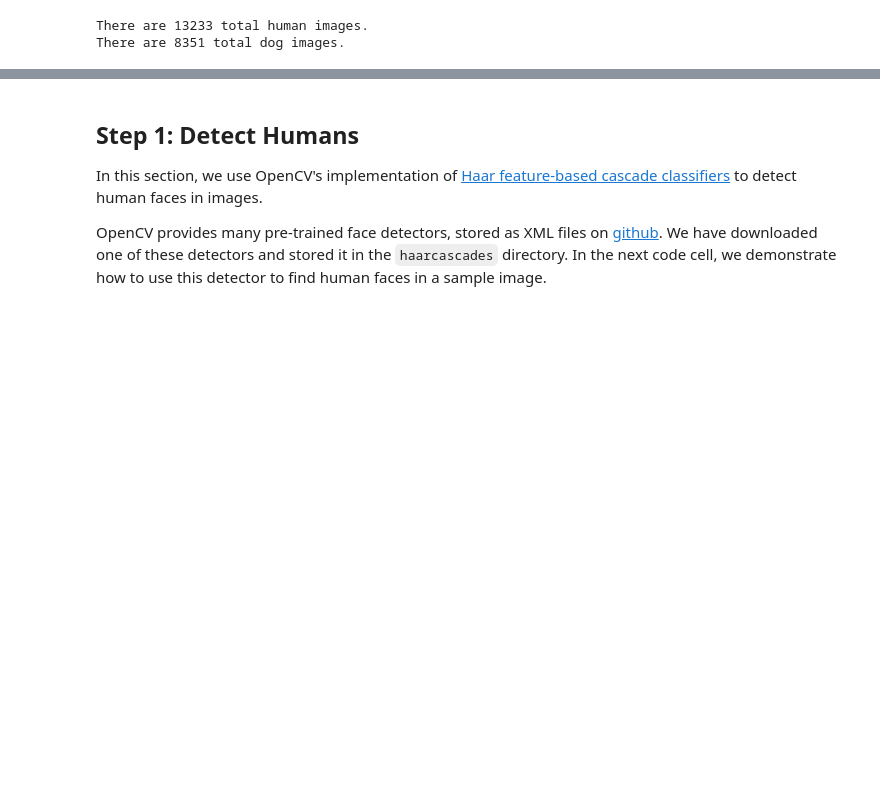
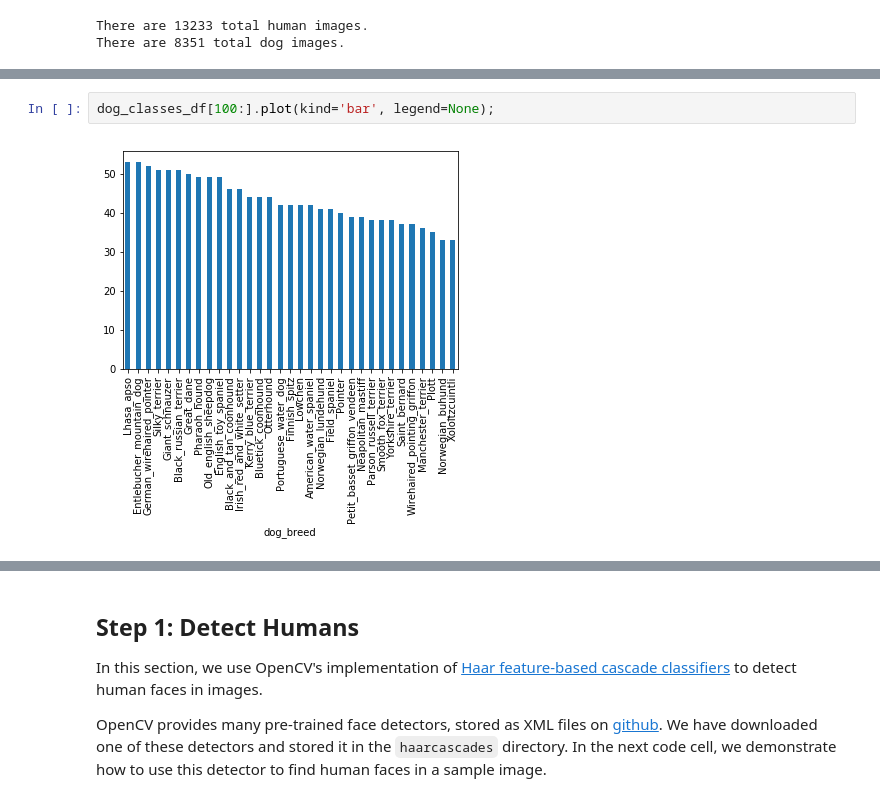
Before and after one commit to jbronyah/dog-breed-classifier, a Jupyter notebook: dog_app_pytorch.ipynb, the cells around one changed output, grey strips where cells are left out. Cells and saved outputs as stored; diff of their text form; blank space fills up the shorter version.

```diff
--- a/dog_app_pytorch.ipynb
+++ b/dog_app_pytorch.ipynb
@@ -69,0 +128,4 @@ There are 8351 total dog images.
+# %%
+dog_classes_df[100:].plot(kind='bar', legend=None);
+# %% [output]
+[figure, added]
```
Also changed, not shown: parts of 12 cells of this notebook, 1 other file.
